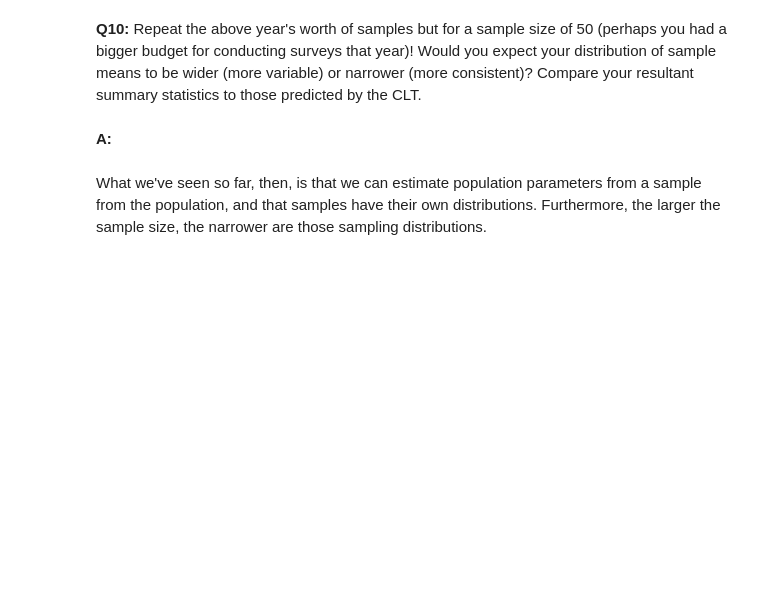
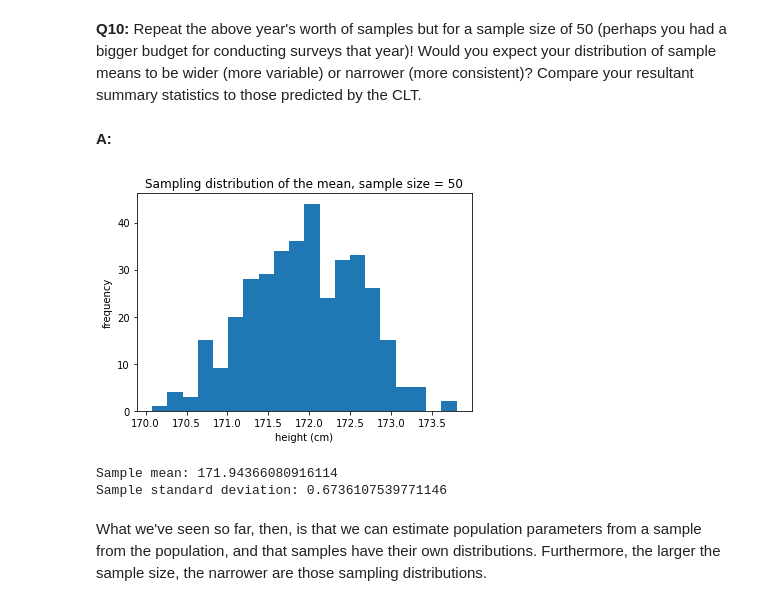
Before and after one commit to AutomationKay/Data-Science-, a Jupyter notebook: Frequentist Case Study/Frequentist Inference Case Study - Part A (3).ipynb, the cells around one changed output. Drawn from its saved outputs; the diff is of its cells as text; code cells hidden in the pictures; blank space fills up the shorter version.

```diff
--- a/Frequentist Case Study/Frequentist Inference Case Study - Part A (3).ipynb
+++ b/Frequentist Case Study/Frequentist Inference Case Study - Part A (3).ipynb
@@ -198,6 +251,28 @@ __A:__
 # %%
 seed(47)
 # calculate daily means from the larger sample size here
+def daily_sample(n):
+    return np.mean(townsfolk_sampler(n))
+
+n_days = 365
+sample_means = [daily_sample(50) for i in range(n_days)]
+# %%
+_ = plt.hist(sample_means, bins=20)
+_ = plt.xlabel('height (cm)')
+_ = plt.ylabel('frequency')
+_ = plt.title('Sampling distribution of the mean, sample size = 50')
+plt.show()
+# %% [output]
+[figure, added]
+# %%
+sample_mean = np.mean(sample_means)
+sample_std = np.std(sample_means)
+
+print('Sample mean:', sample_mean)
+print('Sample standard deviation:', sample_std)
+# %% [output]
+Sample mean: 171.94366080916114
+Sample standard deviation: 0.6736107539771146
 # %% [markdown]
 What we've seen so far, then, is that we can estimate population parameters from a sample from the population, and that samples have their own distributions. Furthermore, the larger the sample size, the narrower are those sampling distributions.
 # %% [markdown]
```
Also changed, not shown: parts of 35 cells of this notebook.
